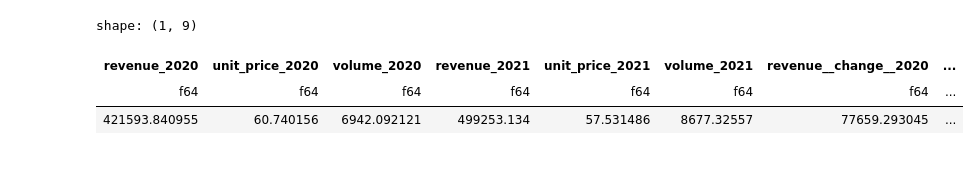
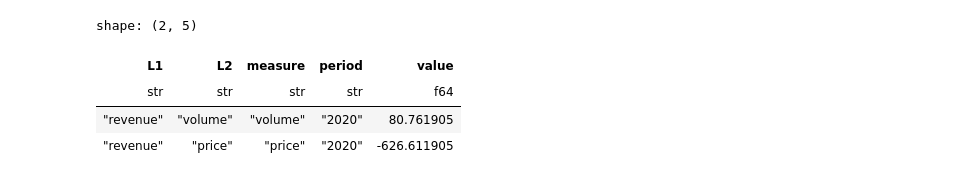
Before and after one commit to kamicollo/pvm, a Jupyter notebook: docs/notebooks/basic_intro.ipynb, the cells around one changed output. Saved outputs shown, nothing was run; the diff lists cells and outputs as text; code cells hidden in the pictures.

```diff
--- a/docs/notebooks/basic_intro.ipynb
+++ b/docs/notebooks/basic_intro.ipynb
@@ -27,3 +125,7 @@ sales = con.table("sales")
+# %%
+# Create an ibis connection to the FX data
+con = ibis.polars.connect({"fx": fx})
+sales = con.table("fx")
 # %%
 from pvm.measures import Measure, QuantityMeasure, RateMeasure
 # %%
@@ -33,8 +135,8 @@ revenue_graph = Measure(
     definition=_.revenue.sum(),
     components=[
         RateMeasure(
-            "unit_price",
-            definition=(_.volume * _.unit_price).sum() / _.volume.sum(),
+            "price",
+            definition=(_.volume * _.price).sum() / _.volume.sum(),
         ),
         QuantityMeasure(
             "volume",
@@ -53,10 +170,11 @@ from pvm.pvm import PVM
 pvm_analysis = PVM().set_data(sales).set_periods(_.year, ["2020", "2021"]).set_hierarchy([]).set_graph(revenue_graph)
 # %%
 # Calculate price/volume effects
-effects = pvm_analysis.calculate_effects().to_polars()
+effects = pvm_analysis.get_effects().to_polars()
 effects
 # %% [output]
-shape: (1, 9)
+shape: (2, 5)
-| revenue_2020 | unit_price_2020 | volume_2020 | revenue_2021 | unit_price_2021 | volume_2021 | revenue__change__2020 | ... |
-| f64 | f64 | f64 | f64 | f64 | f64 | f64 | ... |
-| 421593.840955 | 60.740156 | 6942.092121 | 499253.134 | 57.531486 | 8677.32557 | 77659.293045 | ... |
+| L1 | L2 | measure | period | value |
+| str | str | str | str | f64 |
+| "revenue" | "volume" | "volume" | "2020" | 80.761905 |
+| "revenue" | "price" | "price" | "2020" | -626.611905 |
```
Also changed, not shown: parts of 17 cells of this notebook, 5 other files.
